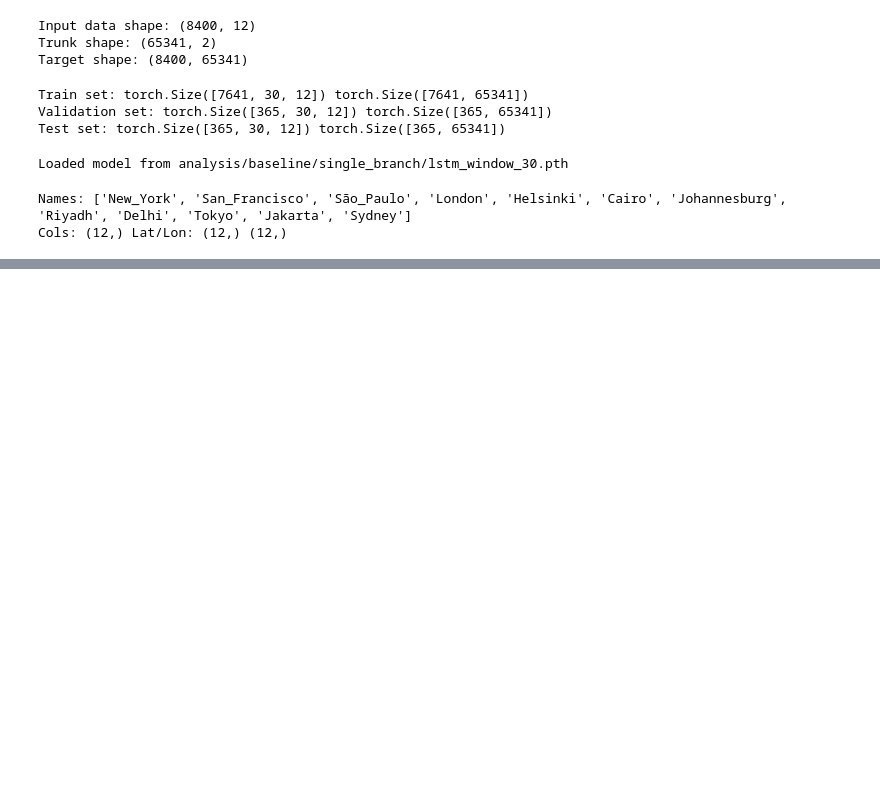
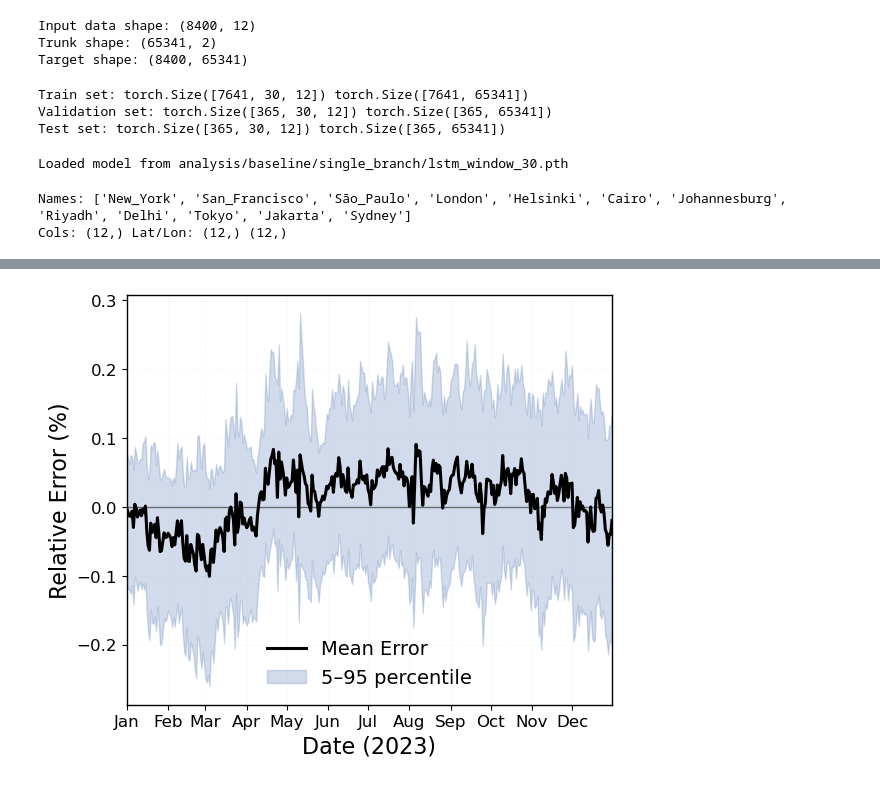
Before and after one commit to kkazuma19/CosmicRays-Operator, a Jupyter notebook: analysis/baseline/loc.ipynb, the cells around one changed output, grey strips where cells are left out. Drawn from its saved outputs; the diff is of its cells as text; code cells hidden in the pictures; blank space fills up the shorter version.

```diff
--- a/analysis/baseline/loc.ipynb
+++ b/analysis/baseline/loc.ipynb
@@ -385,0 +398,28 @@ plt.show()
+# %%
+mean_err = rel_errors.mean(axis=1)
+p05 = np.percentile(rel_errors, 5, axis=1)
+p95 = np.percentile(rel_errors, 95, axis=1)
+
+fig, ax = plt.subplots(figsize=(6, 5))
+
+ax.plot(dates, mean_err, color="black", linewidth=2.2, label="Mean Error")
+ax.fill_between(dates, p05, p95, color="#4C72B0", alpha=0.25,
+                label="5–95 percentile")
+
+ax.set_xlim(dates[0], dates[-1])
+ax.xaxis.set_major_locator(month_locator)
+ax.xaxis.set_major_formatter(month_fmt)
+ax.axhline(0, color="black", linewidth=1, alpha=0.5)
+
+ax.set_ylabel("Relative Error (%)", fontsize=16)
+ax.set_xlabel("Date (2023)", fontsize=16)
+#ax.set_title("Temporal Stability of Relative Error Across All Cities", fontsize=18)
+
+ax.grid(alpha=0.2, linestyle=":", linewidth=0.5)
+ax.legend(frameon=False, fontsize=14)
+
+plt.tight_layout()
+plt.savefig("analysis/baseline/figures/loc_error_temporal_mean.png", dpi=300)
+plt.show()
+# %% [output]
+[figure, added]
```
Also changed, not shown: parts of 7 cells of this notebook, 12 other files.
